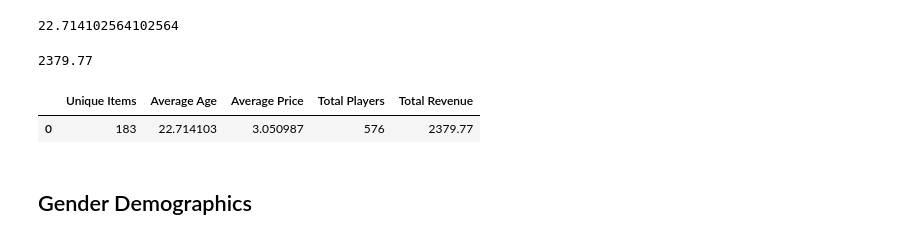
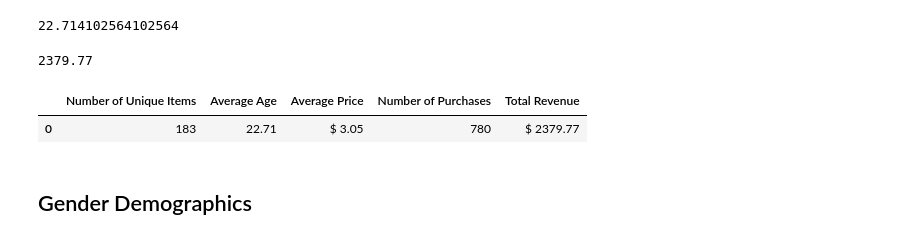
Before and after one commit to shreybhatia202/pandas, a Jupyter notebook: HeroesOfPymoli/HeroesOfPymoli_starter.ipynb, the cells around one changed output. Cells and saved outputs as stored; diff of their text form; code cells hidden in the pictures.

```diff
--- a/HeroesOfPymoli/HeroesOfPymoli_starter.ipynb
+++ b/HeroesOfPymoli/HeroesOfPymoli_starter.ipynb
@@ -55,3 +58,7 @@ unique_items = purchase_data["Item ID"].nunique()
 unique_items
 # %% [output]
 183
+# %%
+no_of_purchases = purchase_data["Item ID"].count()
+
+no_of_purchases
@@ -74,12 +83,17 @@ total_revenue
 # %% [output]
 2379.77
 # %%
-purchasing_analysis = pd.DataFrame({"Unique Items":[unique_items], "Average Age":[avg_age], "Average Price":[avg_price], "Total Players":[player_count], "Total Revenue":[total_revenue]})
+purchasing_analysis = pd.DataFrame({"Number of Unique Items":[unique_items], "Average Age":[avg_age], "Average Price":[avg_price], "Number of Purchases":[no_of_purchases], "Total Revenue":[total_revenue]})
+
+purchasing_analysis["Average Price"] = purchasing_analysis["Average Price"].map("$ {:.2f}".format)
+purchasing_analysis["Average Age"] = purchasing_analysis["Average Age"].map("{:.2f}".format)
+purchasing_analysis["Total Revenue"] = purchasing_analysis["Total Revenue"].map("$ {:.2f}".format)
+
 
 purchasing_analysis
 # %% [output]
-|  | Unique Items | Average Age | Average Price | Total Players | Total Revenue |
-| 0 | 183 | 22.714103 | 3.050987 | 576 | 2379.77 |
+|  | Number of Unique Items | Average Age | Average Price | Number of Purchases | Total Revenue |
+| 0 | 183 | 22.71 | $ 3.05 | 780 | $ 2379.77 |
 # %% [markdown]
 ## Gender Demographics
 # %% [markdown]
```
Also changed, not shown: parts of 32 cells of this notebook.
